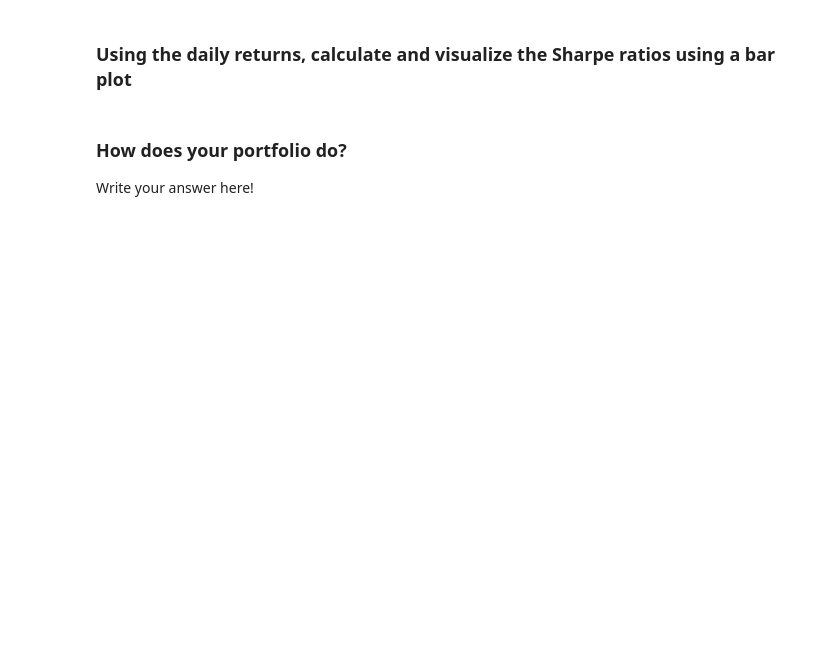
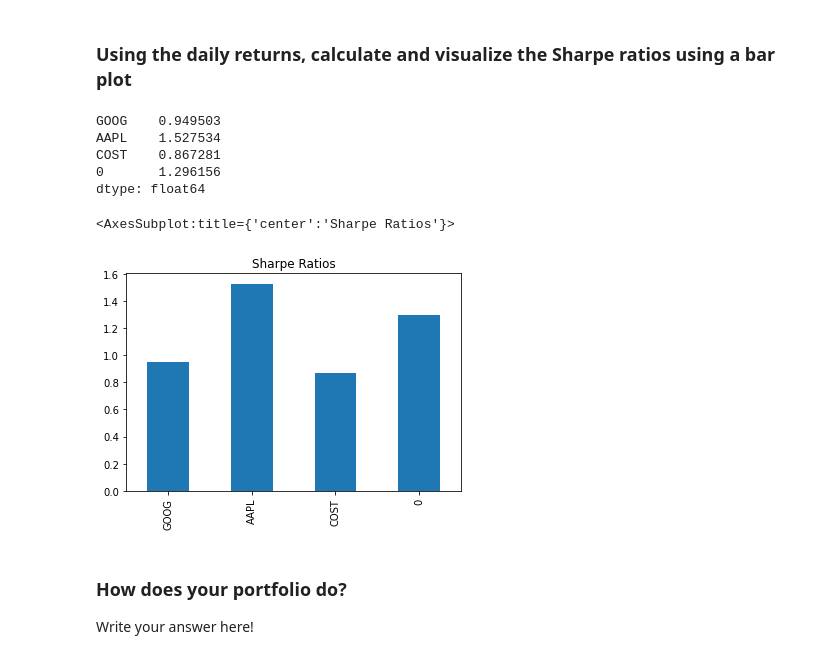
Before and after one commit to devinaa1604/Portfolio_Selection-Pandas, a Jupyter notebook: Starter_Code/whale_analysis.ipynb, the cells around one changed output. Cells and saved outputs as stored; diff of their text form; code cells hidden in the pictures; blank space fills up the shorter version.

```diff
--- a/Starter_Code/whale_analysis.ipynb
+++ b/Starter_Code/whale_analysis.ipynb
@@ -479,8 +706,20 @@ weights = [1/3, 1/3, 1/3]
 ### Using the daily returns, calculate and visualize the Sharpe ratios using a bar plot
 # %%
 # Calculate Annualzied Sharpe Ratios
+sharpe_ratios = (returns_df.mean() * 252) / (returns_df.std() * np.sqrt(252))
+sharpe_ratios
+# %% [output]
+GOOG    0.949503
+AAPL    1.527534
+COST    0.867281
+0       1.296156
+dtype: float64
 # %%
 # Visualize the sharpe ratios as a bar plot
+sharpe_ratios.plot(kind="bar", title="Sharpe Ratios")
+# %% [output]
+<AxesSubplot:title={'center':'Sharpe Ratios'}>
+[figure, added]
 # %% [markdown]
 ### How does your portfolio do?
 
```
Also changed, not shown: parts of 24 cells of this notebook, 7 other files.
